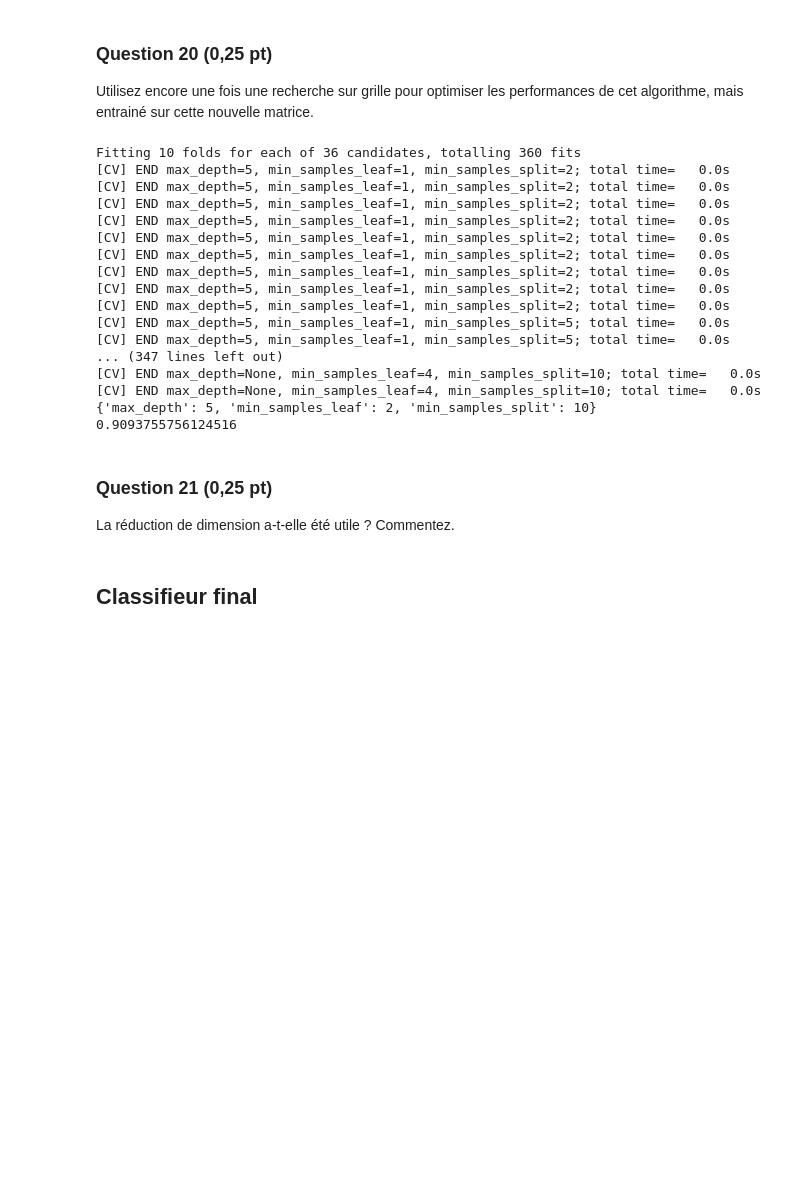
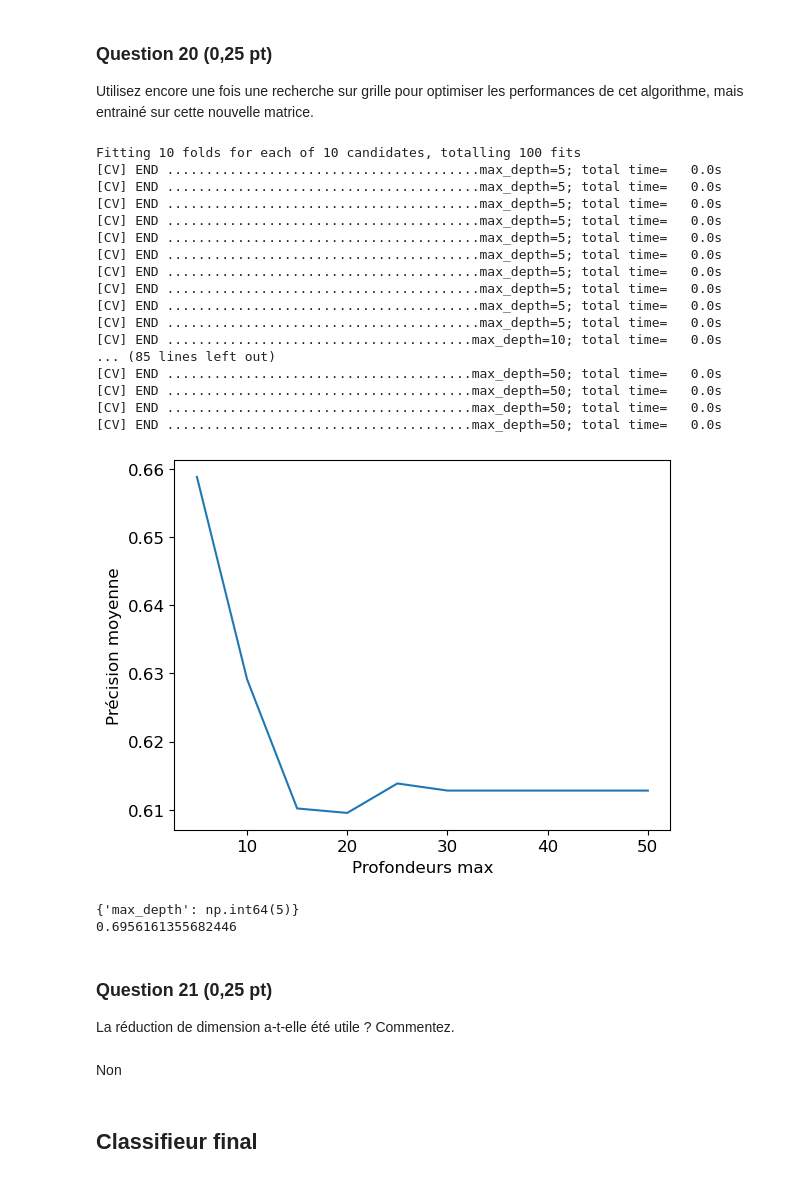
Before and after one commit to Pierre-LouisCOPPENSMines/projet_sdd, a Jupyter notebook: Projet.ipynb, the cells around one changed output. Cells and saved outputs as stored; diff of their text form; code cells hidden in the pictures; blank space fills up the shorter version.

```diff
--- a/Projet.ipynb
+++ b/Projet.ipynb
@@ -478,54 +509,63 @@ Utilisez le travail des questions 4 à 7 pour créer une nouvelle matrice repré
 # %%
 # Pour les données d'entraînement
 pca = decomposition.PCA(n_components=2)
-pca.fit(df_train_rescaled)
-df_train_projected = pca.transform(df_train_rescaled)
+pca.fit(X_train_rescaled)
+X_train_projected = pca.transform(X_train_rescaled)
 
 # Pour les données de test
 pca = decomposition.PCA(n_components=2)
-pca.fit(df_test_rescaled)
-df_test_projected = pca.transform(df_test_rescaled)
+pca.fit(X_test_rescaled)
+X_test_projected = pca.transform(X_test_rescaled)
 # %% [markdown]
 ### Question 20 (0,25 pt)
 Utilisez encore une fois une recherche sur grille pour optimiser les performances de cet algorithme, mais entrainé sur cette nouvelle matrice.
 # %%
+max_depths = np.linspace(5,50,10, dtype = int)
 grille_param = {
-    'max_depth': [5, 10, 30, None],
-    'min_samples_leaf': [1, 2, 4],
-    'min_samples_split': [2, 5, 10],
+    'max_depth': max_depths,
 }
 
 arbre = DecisionTreeClassifier(random_state=42)
 recherche = GridSearchCV(estimator=arbre, param_grid=grille_param,
                            cv=10, n_jobs=-1, verbose=2, scoring='balanced_accuracy')
 
-recherche.fit(df_train_projected, y_train_risk_vs_norisk)
+recherche.fit(X_train_projected, y_train_risk_vs_norisk)
+
+
+plt.plot(max_depths, recherche.cv_results_['mean_test_score'])
+plt.xlabel('Profondeurs max')
+plt.ylabel('Précision moyenne')
+plt.show()
+# On retourne maintenant la précision équilibrée associée au meilleur modèle.
 print(recherche.best_params_) # affiche les meilleurs paramètres
-
-# On retourne maintenant la précision équilibrée associée au meilleur modèle.
 print(balanced_accuracy_score(y_test_risk_vs_norisk,
-                              recherche.best_estimator_.predict(df_test_projected)))
+                              recherche.best_estimator_.predict(X_test_projected)))
 # %% [output]
-Fitting 10 folds for each of 36 candidates, totalling 360 fits
-[CV] END max_depth=5, min_samples_leaf=1, min_samples_split=2; total time=   0.0s
-[CV] END max_depth=5, min_samples_leaf=1, min_samples_split=2; total time=   0.0s
-[CV] END max_depth=5, min_samples_leaf=1, min_samples_split=2; total time=   0.0s
-[CV] END max_depth=5, min_samples_leaf=1, min_samples_split=2; total time=   0.0s
-[CV] END max_depth=5, min_samples_leaf=1, min_samples_split=2; total time=   0.0s
-[CV] END max_depth=5, min_samples_leaf=1, min_samples_split=2; total time=   0.0s
-[CV] END max_depth=5, min_samples_leaf=1, min_samples_split=2; total time=   0.0s
-[CV] END max_depth=5, min_samples_leaf=1, min_samples_split=2; total time=   0.0s
-[CV] END max_depth=5, min_samples_leaf=1, min_samples_split=2; total time=   0.0s
-[CV] END max_depth=5, min_samples_leaf=1, min_samples_split=5; total time=   0.0s
-[CV] END max_depth=5, min_samples_leaf=1, min_samples_split=5; total time=   0.0s
-... (347 lines left out)
-[CV] END max_depth=None, min_samples_leaf=4, min_samples_split=10; total time=   0.0s
-[CV] END max_depth=None, min_samples_leaf=4, min_samples_split=10; total time=   0.0s
-{'max_depth': 5, 'min_samples_leaf': 2, 'min_samples_split': 10}
-0.9093755756124516
+Fitting 10 folds for each of 10 candidates, totalling 100 fits
+[CV] END ........................................max_depth=5; total time=   0.0s
+[CV] END ........................................max_depth=5; total time=   0.0s
+[CV] END ........................................max_depth=5; total time=   0.0s
+[CV] END ........................................max_depth=5; total time=   0.0s
+[CV] END ........................................max_depth=5; total time=   0.0s
+[CV] END ........................................max_depth=5; total time=   0.0s
+[CV] END ........................................max_depth=5; total time=   0.0s
+[CV] END ........................................max_depth=5; total time=   0.0s
+[CV] END ........................................max_depth=5; total time=   0.0s
+[CV] END ........................................max_depth=5; total time=   0.0s
+[CV] END .......................................max_depth=10; total time=   0.0s
+... (85 lines left out)
+[CV] END .......................................max_depth=50; total time=   0.0s
+[CV] END .......................................max_depth=50; total time=   0.0s
+[CV] END .......................................max_depth=50; total time=   0.0s
+[CV] END .......................................max_depth=50; total time=   0.0s
+[figure, added]
+{'max_depth': np.int64(5)}
+0.6956161355682446
 # %% [markdown]
 ### Question 21 (0,25 pt)
 La réduction de dimension a-t-elle été utile ? Commentez.
+# %% [markdown]
+Non
 # %% [markdown]
 ## Classifieur final
 # %% [markdown]
```
Also changed, not shown: parts of 10 cells of this notebook.
